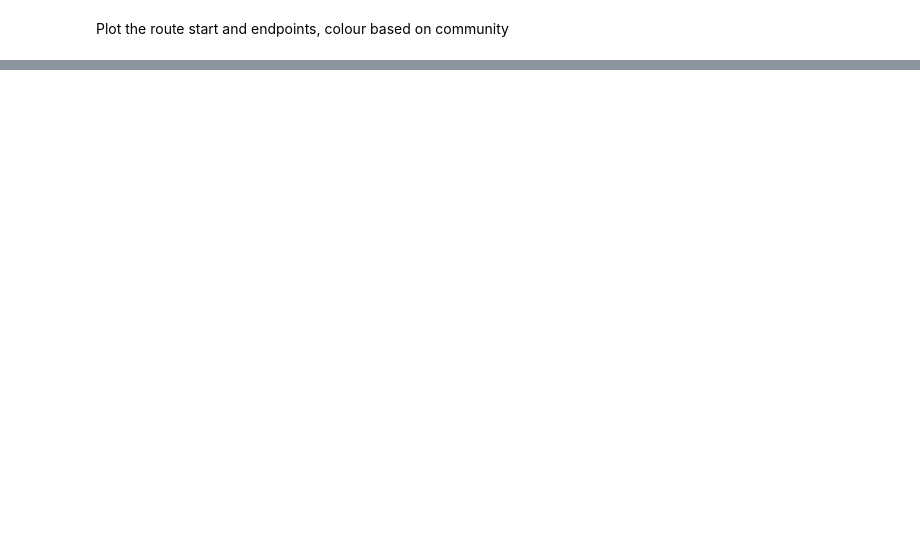
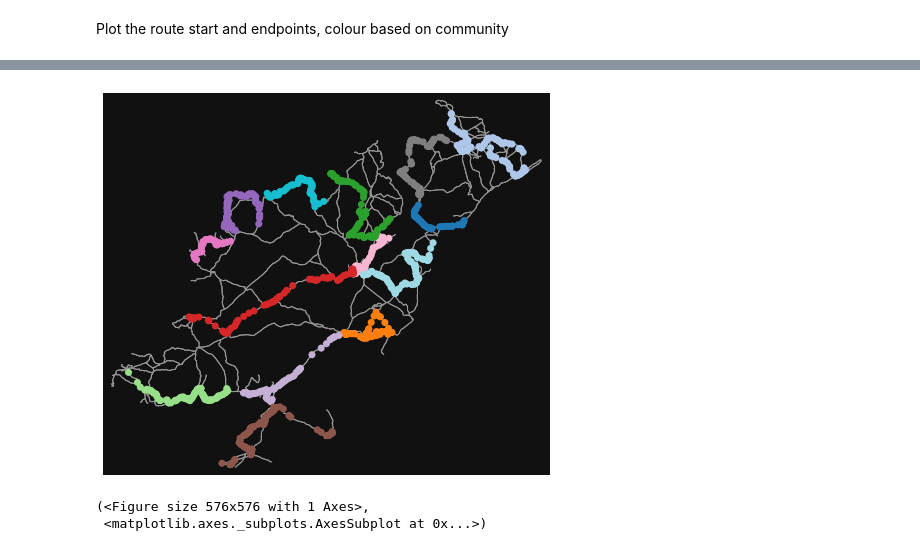
Before and after one commit to ancodia/donegal-bus-routes, a Jupyter notebook: route_planning/notebooks/route_pathfinding.ipynb, the cells around one changed output, grey strips where cells are left out. Cells and saved outputs as stored; diff of their text form; code cells hidden in the pictures; blank space fills up the shorter version.

```diff
--- a/route_planning/notebooks/route_pathfinding.ipynb
+++ b/route_planning/notebooks/route_pathfinding.ipynb
@@ -49,13 +145,14 @@ nx.set_node_attributes(G, False, "community_route")
 # %%
 %%time
 
+# 100 cutoff = 17 minutes
+# 110 cutoff = 45 minutes
 #helper.find_highest_weighted_simple_path(community_graphs[1])
 routes = []
 for graph in community_graphs:
-    path = helper.find_highest_weighted_simple_path(graph)
+    path = helper.find_highest_weighted_simple_path(graph, cutoff=110)
     print(path)
     routes.append(path)
-routes
 
 # start_node = None
 # end_node = None
@@ -151,0 +252,20 @@ fig, ax = ox.plot_graph(route_nodes_graph, node_color=node_colours, node_size=50
+# %%
+node_colours = ox.plot.get_node_colors_by_attr(route_nodes_graph,
+                                               attr="community",
+                                               cmap="tab20")
+
+# graph_from_gdfs creates empty nodes so need
+# to update node_colours to include those so
+# that plot graph function will work correctly
+all_nodes = route_nodes_graph.nodes(data=True)
+
+other_nodes = {x: (0, 0, 0, 0) for x, y in G.nodes(data=True) if x not in node_colours.index}
+series = pd.Series(other_nodes)
+node_colours = node_colours.append(series)
+
+
+ox.plot_graph(route_nodes_graph, node_color=node_colours, node_size=50)
+# %% [output]
+[figure, added]
+(<Figure size 576x576 with 1 Axes>,
+ <matplotlib.axes._subplots.AxesSubplot at 0x...>)
```
Also changed, not shown: parts of 28 cells of this notebook, 2 other files.
